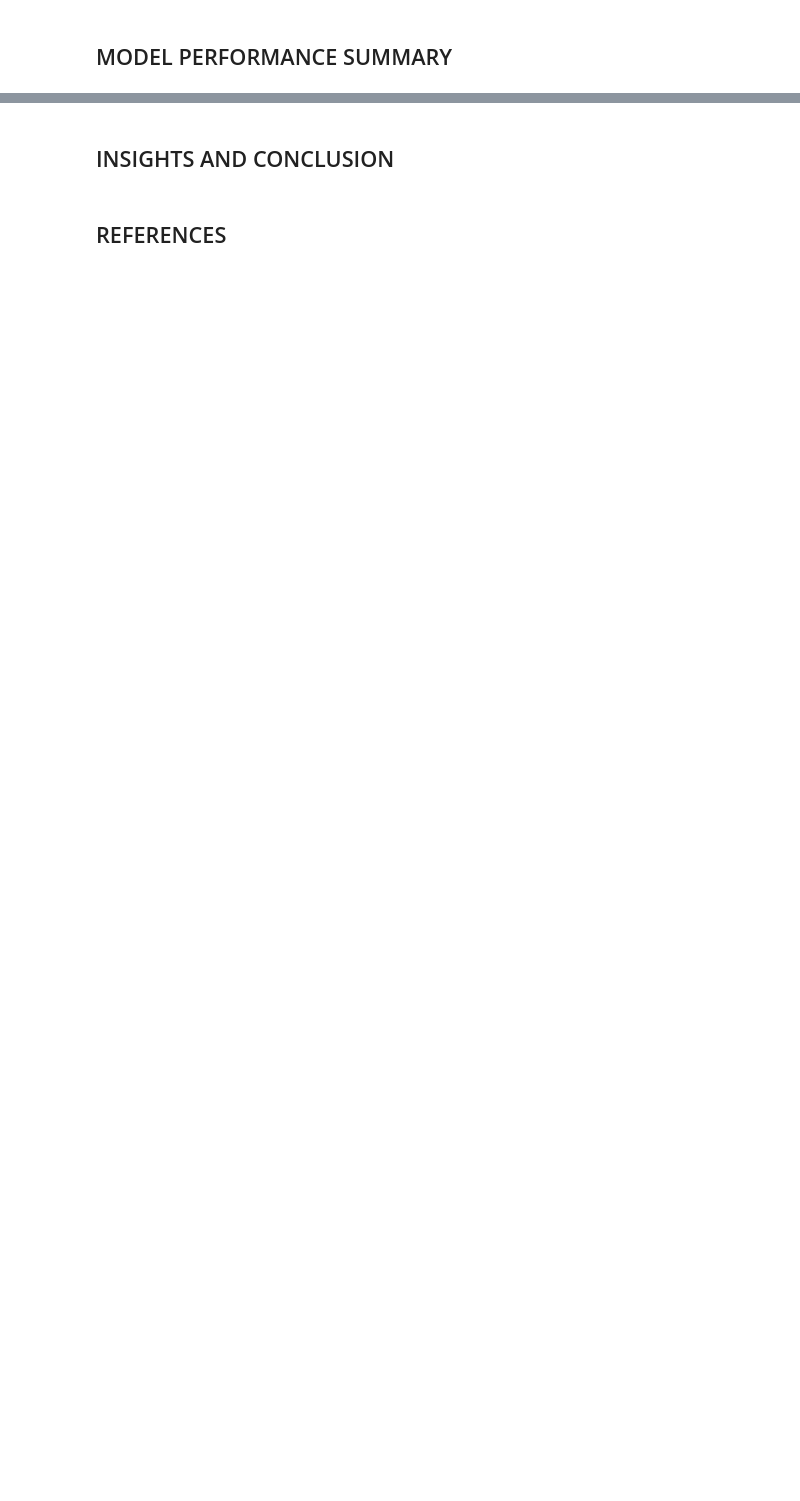
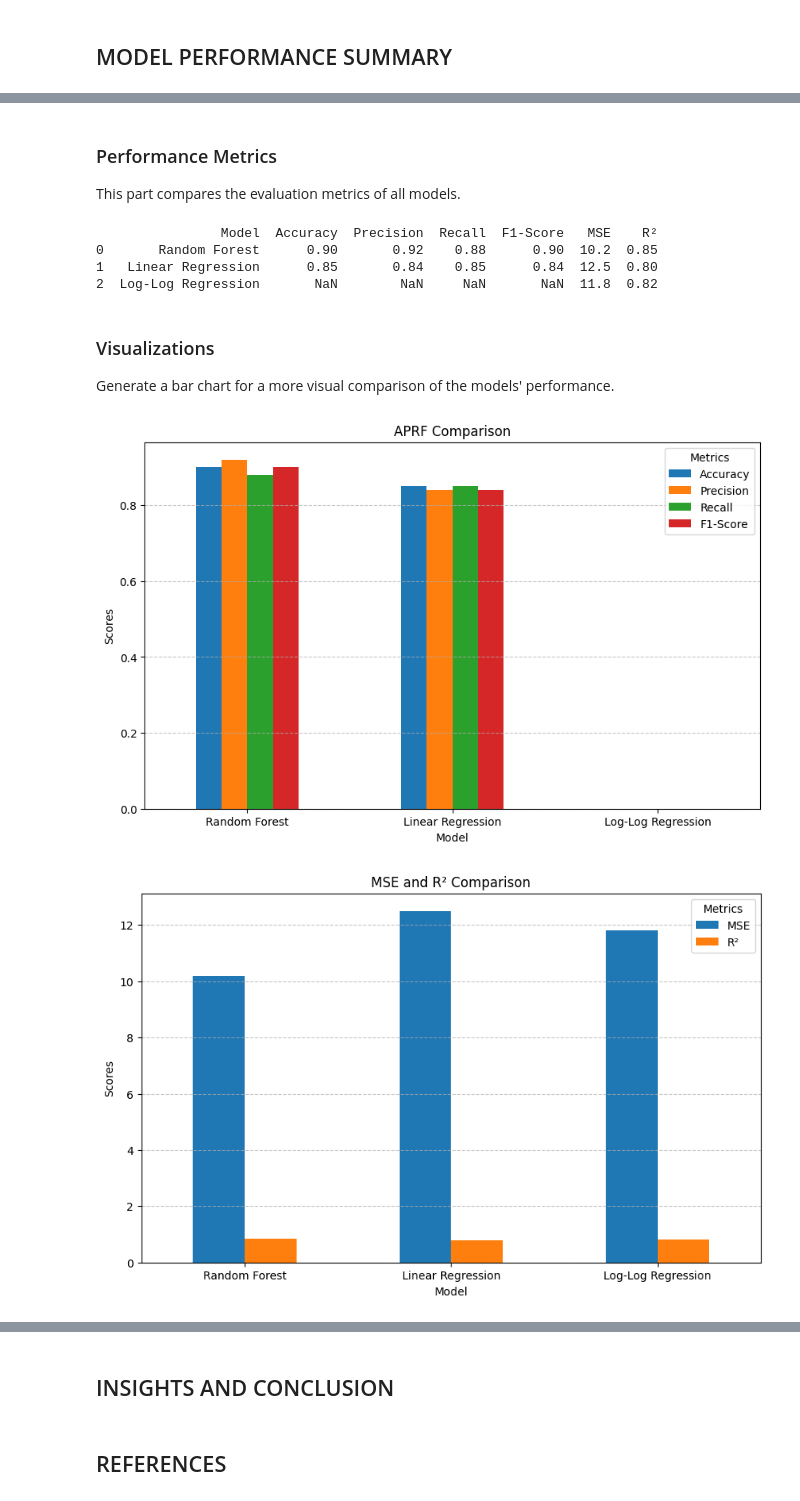
Before and after one commit to OldMarkie/Sleep-Efficiency-Data-Model, a Jupyter notebook: sleepEfficiencyModel.ipynb, the cells around one changed output, grey strips where cells are left out. Drawn from its saved outputs; the diff is of its cells as text; code cells hidden in the pictures; blank space fills up the shorter version.

```diff
--- a/sleepEfficiencyModel.ipynb
+++ b/sleepEfficiencyModel.ipynb
@@ -778,0 +915,50 @@ plot_learning_curve(rf_model, "Learning Curve for Random Forest", X_rf, y_rf)
+# %% [markdown]
+### Performance Metrics
+
+This part compares the evaluation metrics of all models.
+# %%
+# Values to be updated with the actual model performance result
+model_performance = pd.DataFrame({
+    'Model': ['Random Forest', 'Linear Regression', 'Log-Log Regression'],
+    'Accuracy': [0.90, 0.85, None],  # is not applicable for Log-Log Regression
+    'Precision': [0.92, 0.84, None], # is not applicable for Log-Log Regression
+    'Recall': [0.88, 0.85, None],  # is not applicable for Log-Log Regression
+    'F1-Score': [0.90, 0.84, None],  # is not applicable for Log-Log Regression
+    'MSE': [10.2, 12.5, 11.8],  # Example values
+    'R²': [0.85, 0.80, 0.82]  # Example values
+})
+
+# Display updated performance metrics
+print(model_performance)
+# %% [output]
+                Model  Accuracy  Precision  Recall  F1-Score   MSE    R²
+0       Random Forest      0.90       0.92    0.88      0.90  10.2  0.85
+1   Linear Regression      0.85       0.84    0.85      0.84  12.5  0.80
+2  Log-Log Regression       NaN        NaN     NaN       NaN  11.8  0.82
+# %% [markdown]
+### Visualizations
+
+Generate a bar chart for a more visual comparison of the models' performance.
+# %%
+# Plot model performance metrics
+model_performance.plot(x='Model', y=['Accuracy', 'Precision', 'Recall', 'F1-Score'], kind='bar', figsize=(10, 6))
+plt.title('APRF Comparison')
+plt.ylabel('Scores')
+plt.xlabel('Model')
+plt.legend(title='Metrics')
+plt.xticks(rotation=0)
+plt.grid(axis='y', linestyle='--', alpha=0.7)
+plt.show()
+
+# Plot model performance metrics (excluding N/A metrics)
+model_performance.dropna(axis=1, how='all').plot(x='Model', y=['MSE', 'R²'], kind='bar', figsize=(10, 6))
+plt.title('MSE and R² Comparison')
+plt.ylabel('Scores')
+plt.xlabel('Model')
+plt.legend(title='Metrics')
+plt.xticks(rotation=0)
+plt.grid(axis='y', linestyle='--', alpha=0.7)
+plt.show()
+# %% [output]
+[figure, added]
+[figure, added]
```
Also changed, not shown: parts of 23 cells of this notebook.
